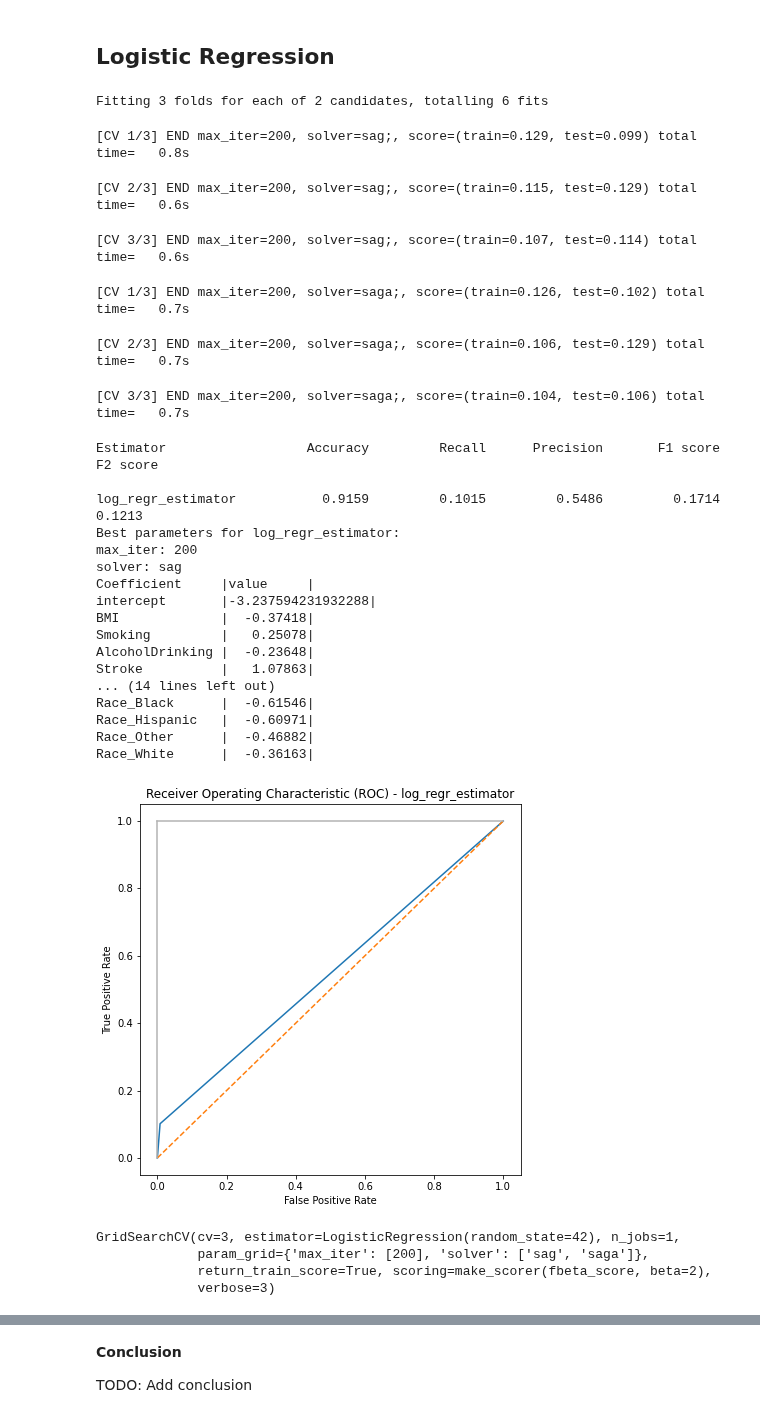
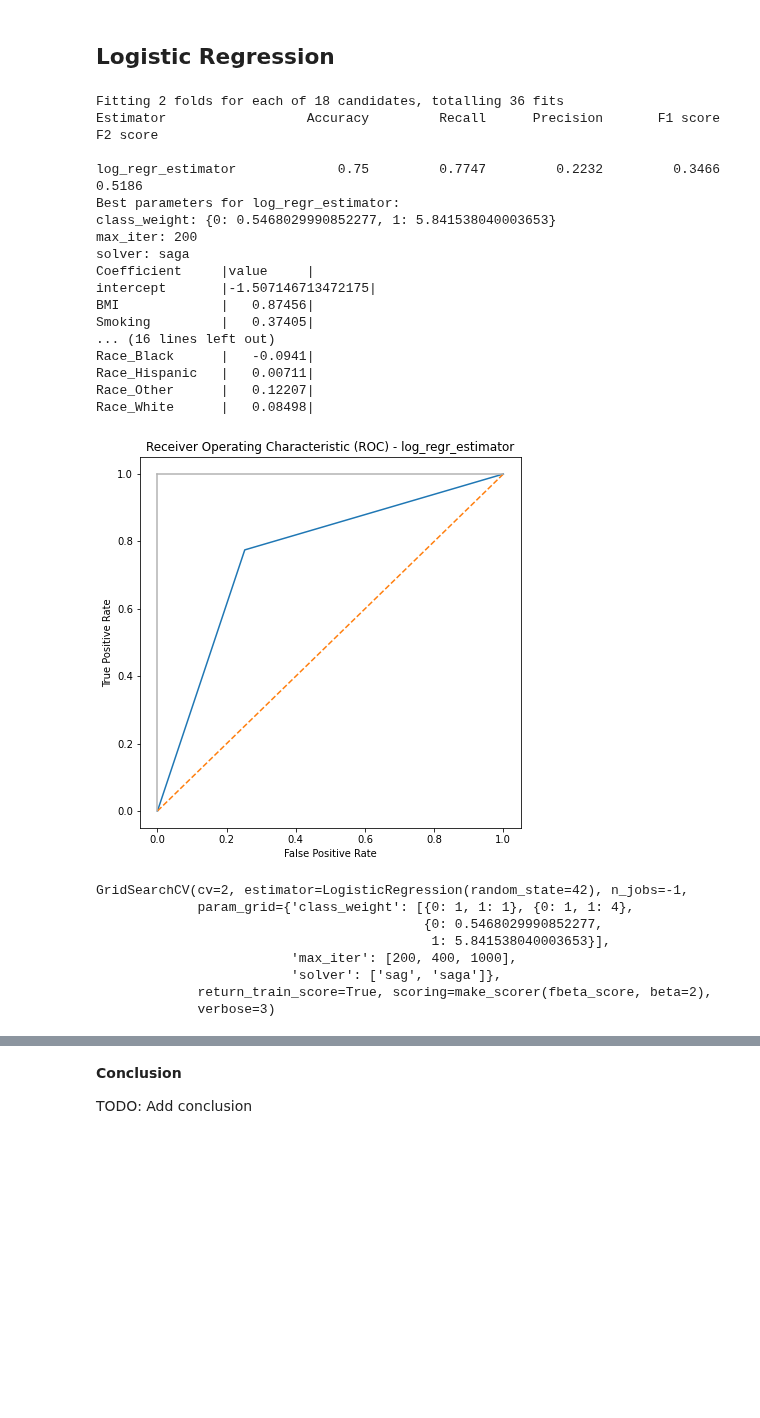
Before and after one commit to BenediktLueth/heartheroes, a Jupyter notebook: model_training.ipynb, the cells around one changed output, grey strips where cells are left out. Drawn from its saved outputs; the diff is of its cells as text; code cells hidden in the pictures; blank space fills up the shorter version.

```diff
--- a/model_training.ipynb
+++ b/model_training.ipynb
@@ -499,37 +577,34 @@ dict_keys(['loss', 'precision_2', 'val_loss', 'val_precision_2'])
 # %%
 # logistic regression estimator
 estimator = Estimator.log_regr_estimator
-model_evaluate(estimator, param_grids.get(estimator), **data_dict, cv_folds=5)
+model_evaluate(estimator, param_grids.get(estimator), **data_dict)
 # %% [output]
-Fitting 3 folds for each of 2 candidates, totalling 6 fits
+Fitting 2 folds for each of 18 candidates, totalling 36 fits
+Estimator                  Accuracy         Recall      Precision       F1 score       F2 score
+
+log_regr_estimator             0.75         0.7747         0.2232         0.3466         0.5186
+Best parameters for log_regr_estimator:
+class_weight: {0: 0.5468029990852277, 1: 5.841538040003653}
+max_iter: 200
+solver: saga
+Coefficient     |value     |
+intercept       |-1.507146713472175|
+BMI             |   0.87456|
+Smoking         |   0.37405|
+... (16 lines left out)
+Race_Black      |   -0.0941|
+Race_Hispanic   |   0.00711|
+Race_Other      |   0.12207|
+Race_White      |   0.08498|
+[figure, new version]
-[CV 1/3] END max_iter=200, solver=sag;, score=(train=0.129, test=0.099) total time=   0.8s
+GridSearchCV(cv=2, estimator=LogisticRegression(random_state=42), n_jobs=-1,
+             param_grid={'class_weight': [{0: 1, 1: 1}, {0: 1, 1: 4},
+                                          {0: 0.5468029990852277,
+                                           1: 5.841538040003653}],
+                         'max_iter': [200, 400, 1000],
+                         'solver': ['sag', 'saga']},
+             return_train_score=True, scoring=make_scorer(fbeta_score, beta=2),
+             verbose=3)
-[CV 2/3] END max_iter=200, solver=sag;, score=(train=0.115, test=0.129) total time=   0.6s
-[CV 3/3] END max_iter=200, solver=sag;, score=(train=0.107, test=0.114) total time=   0.6s
-[CV 1/3] END max_iter=200, solver=saga;, score=(train=0.126, test=0.102) total time=   0.7s
-[CV 2/3] END max_iter=200, solver=saga;, score=(train=0.106, test=0.129) total time=   0.7s
-[CV 3/3] END max_iter=200, solver=saga;, score=(train=0.104, test=0.106) total time=   0.7s
-Estimator                  Accuracy         Recall      Precision       F1 score       F2 score
-
-log_regr_estimator           0.9159         0.1015         0.5486         0.1714         0.1213
-Best parameters for log_regr_estimator:
-max_iter: 200
-solver: sag
-Coefficient     |value     |
-intercept       |-3.237594231932288|
-BMI             |  -0.37418|
-Smoking         |   0.25078|
-AlcoholDrinking |  -0.23648|
-Stroke          |   1.07863|
-... (14 lines left out)
-Race_Black      |  -0.61546|
-Race_Hispanic   |  -0.60971|
-Race_Other      |  -0.46882|
-Race_White      |  -0.36163|
-[figure, old version]
-GridSearchCV(cv=3, estimator=LogisticRegression(random_state=42), n_jobs=1,
-             param_grid={'max_iter': [200], 'solver': ['sag', 'saga']},
-             return_train_score=True, scoring=make_scorer(fbeta_score, beta=2),
-             verbose=3)
 # %%
 iters = 1000
 method = "bfgs"
```
Also changed, not shown: parts of 15 cells of this notebook.
